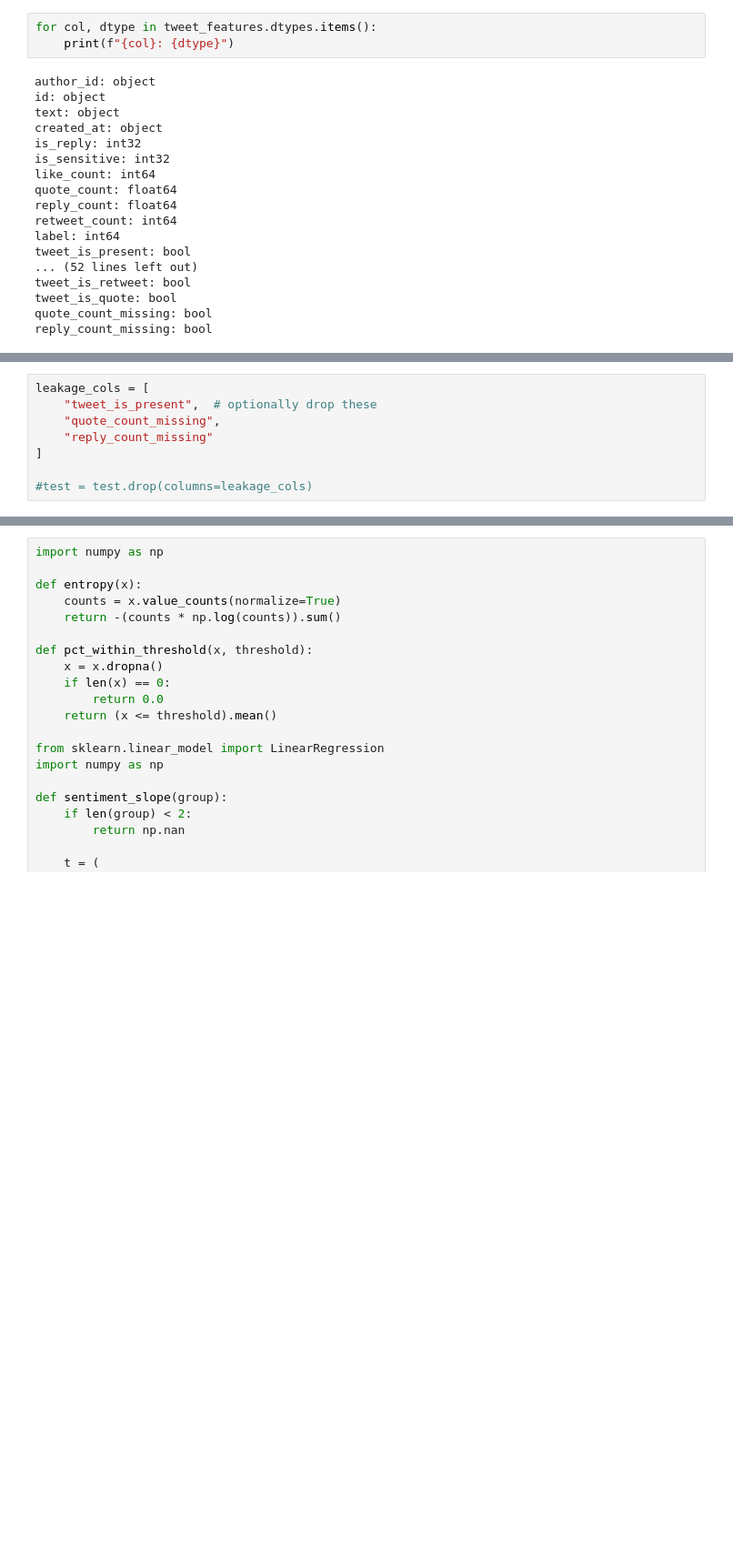
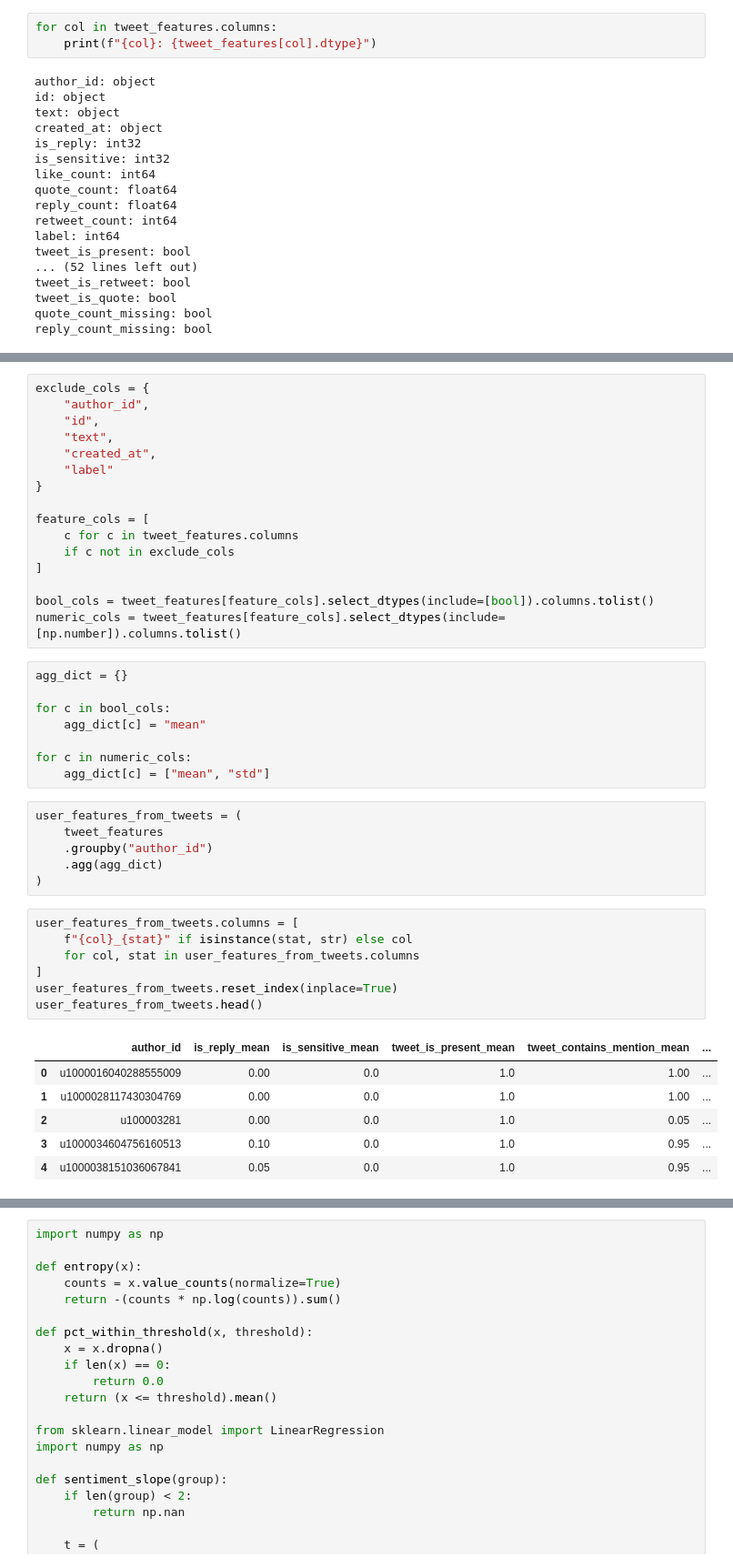
Before and after one commit to julwdo/thesis, a Jupyter notebook: 01_codes/02_local/02_thesis_main.ipynb, the cells around one changed output, grey strips where cells are left out. Shown at 91% size. Cells and saved outputs as stored; diff of their text form; blank space fills up the shorter version.

Commit message:
figured out aggregation to user level

```diff
--- a/01_codes/02_local/02_thesis_main.ipynb
+++ b/01_codes/02_local/02_thesis_main.ipynb
@@ -255,8 +149,8 @@ else:
 # %% [output]
 No missing values found in the dataset.
 # %%
-for col, dtype in tweet_features.dtypes.items():
-    print(f"{col}: {dtype}")
+for col in tweet_features.columns:
+    print(f"{col}: {tweet_features[col].dtype}")
 # %% [output]
 author_id: object
 id: object
@@ -361,8 +178,44 @@ test[["author_id", "created_at", "text_embedding", "prev_embedding", "tweet_cosi
-# %%
-leakage_cols = [
-    "tweet_is_present",  # optionally drop these
-    "quote_count_missing",
-    "reply_count_missing"
-]
-
-#test = test.drop(columns=leakage_cols)
+# %%
+exclude_cols = {
+    "author_id",
+    "id",
+    "text",
+    "created_at",
+    "label"
+}
+
+feature_cols = [
+    c for c in tweet_features.columns
+    if c not in exclude_cols
+]
+
+bool_cols = tweet_features[feature_cols].select_dtypes(include=[bool]).columns.tolist()
+numeric_cols = tweet_features[feature_cols].select_dtypes(include=[np.number]).columns.tolist()
+# %%
+agg_dict = {}
+
+for c in bool_cols:
+    agg_dict[c] = "mean"
+
+for c in numeric_cols:
+    agg_dict[c] = ["mean", "std"]
+# %%
+user_features_from_tweets = (
+    tweet_features
+    .groupby("author_id")
+    .agg(agg_dict)
+)
+# %%
+user_features_from_tweets.columns = [
+    f"{col}_{stat}" if isinstance(stat, str) else col
+    for col, stat in user_features_from_tweets.columns
+]
+user_features_from_tweets.reset_index(inplace=True)
+user_features_from_tweets.head()
+# %% [output]
+|  | author_id | is_reply_mean | is_sensitive_mean | tweet_is_present_mean | tweet_contains_mention_mean | ... |
+| 0 | u1000016040288555009 | 0.00 | 0.0 | 1.0 | 1.00 | ... |
+| 1 | u1000028117430304769 | 0.00 | 0.0 | 1.0 | 1.00 | ... |
+| 2 | u100003281 | 0.00 | 0.0 | 1.0 | 0.05 | ... |
+| 3 | u1000034604756160513 | 0.10 | 0.0 | 1.0 | 0.95 | ... |
+| 4 | u1000038151036067841 | 0.05 | 0.0 | 1.0 | 0.95 | ... |
```
Also changed, not shown: parts of 20 cells of this notebook, 1 other file.
